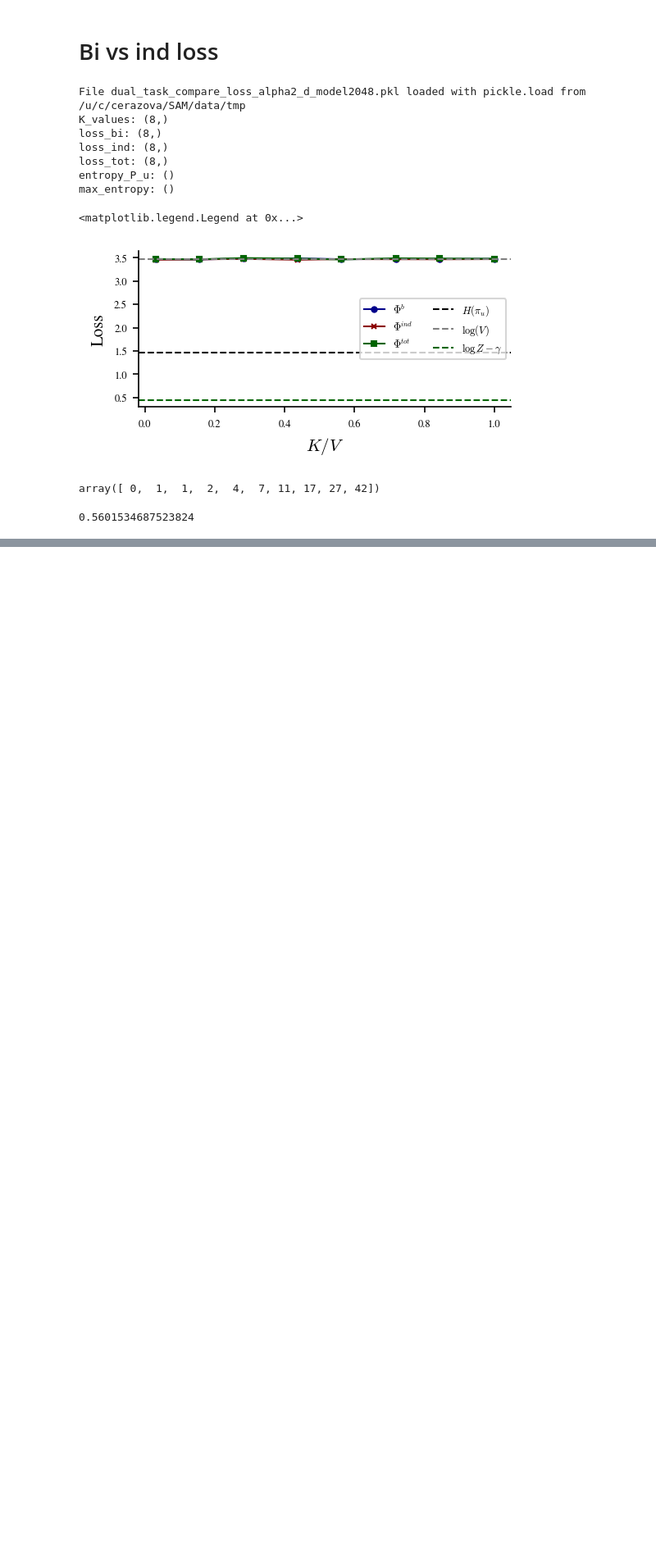
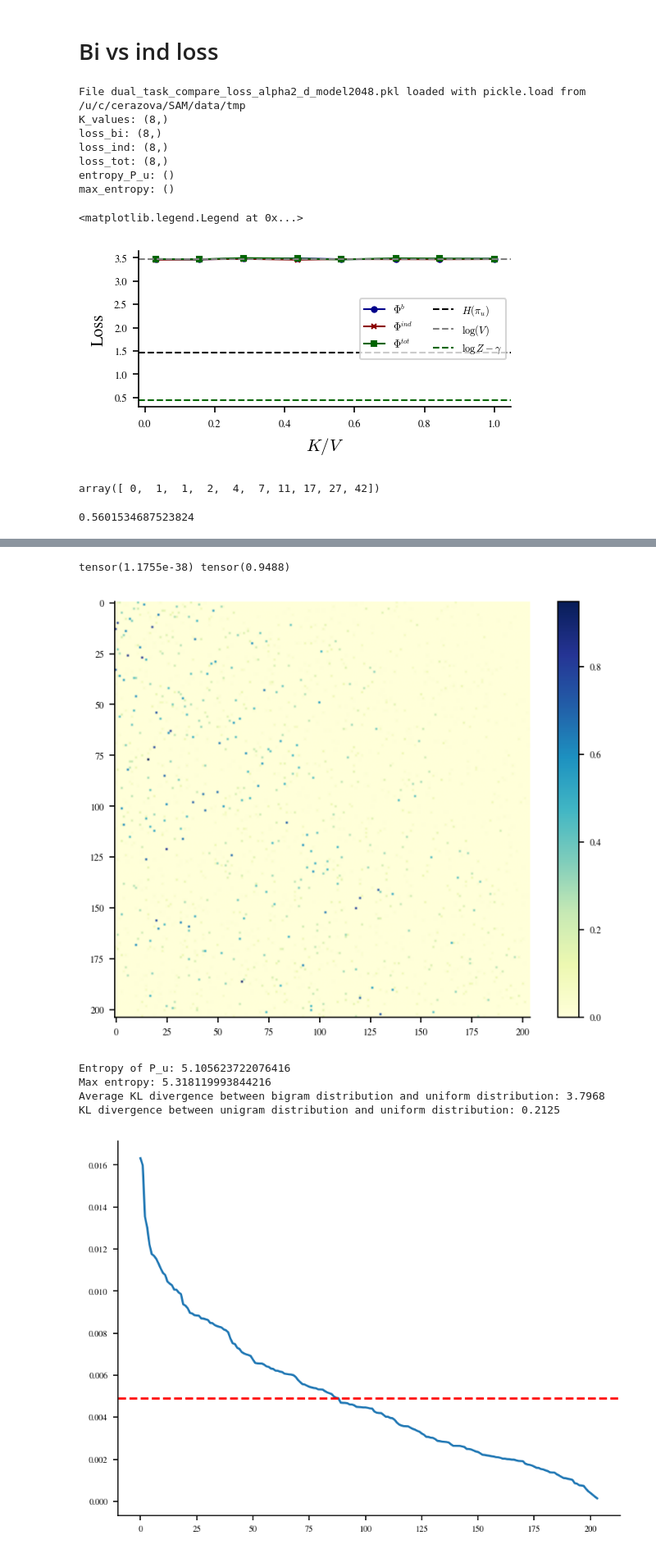
Before and after one commit to CristopherErazo/SAM, a Jupyter notebook: notebooks/26_03_11_Dual_Task.ipynb, the cells around one changed output, grey strips where cells are left out. Shown at 82% size. Cells and saved outputs as stored; diff of their text form; code cells hidden in the pictures; blank space fills up the shorter version.

```diff
--- a/notebooks/26_03_11_Dual_Task.ipynb
+++ b/notebooks/26_03_11_Dual_Task.ipynb
@@ -199,0 +204,54 @@ print(-gamma + math.log(Z))
+# %%
+vocab_size = 204
+beta = 0.01
+config = {
+    'vocab_size': vocab_size,
+    'beta': beta,
+}
+
+# Sample a bigram distribution P_b[i,j]  = P(token j | token i) from a dirichlet prior with concentration parameter beta
+
+
+concentration = torch.ones((vocab_size, vocab_size)) * config['beta']
+P_b = torch.distributions.dirichlet.Dirichlet(concentration).sample()
+print(P_b.min(), P_b.max())
+# Compute stationary distribution as the eigenvector of P_b^T with eigenvalue 1
+eigenvalues, eigenvectors = torch.linalg.eig(P_b.T)
+P_u = eigenvectors[:, torch.isclose(eigenvalues.real, torch.tensor(1.0))].real.squeeze()
+P_u /= P_u.sum()  # Normalize
+
+# Sort by descending order of P_u
+sorted_indices = torch.argsort(P_u, descending=True)
+P_u = P_u[sorted_indices]
+P_b = P_b[sorted_indices][:, sorted_indices]
+
+
+
+plt.imshow(P_b, cmap='YlGnBu')
+plt.colorbar()
+plt.show()
+plt.plot(P_u)
+plt.axhline(1/vocab_size, color='red', ls='--', label=r'Uniform $\frac{1}{V}$')
+
+# Entropy of the stationary distribution
+entropy_P_u = -torch.sum(P_u * torch.log(P_u + 1e-10))  # Add small constant for numerical stability
+print(f"Entropy of P_u: {entropy_P_u.item()}")
+print(f'Max entropy: {math.log(vocab_size)}')
+# plt.yscale('log')
+# plt.xscale('log')
+
+# Average dkl between bigram distribution and uniform 1/V
+avg_dkl_uniform = (P_b * (torch.log(P_b + 1e-10) - math.log(1.0/config['vocab_size']))).sum(dim=-1).mean().item()
+print(f"Average KL divergence between bigram distribution and uniform distribution: {avg_dkl_uniform:.4f}")
+
+# dkl between unigram and uniform 1/V
+dkl_unigram_uniform = (P_u * (torch.log(P_u + 1e-10) - math.log(1.0/config['vocab_size']))).sum().item()
+print(f"KL divergence between unigram distribution and uniform distribution: {dkl_unigram_uniform:.4f}")
+# %% [output]
+tensor(1.1755e-38) tensor(0.9488)
+[figure, added]
+Entropy of P_u: 5.105623722076416
+Max entropy: 5.318119993844216
+Average KL divergence between bigram distribution and uniform distribution: 3.7968
+KL divergence between unigram distribution and uniform distribution: 0.2125
+[figure, added]
```
Also changed, not shown: parts of 16 cells of this notebook, 9 other files.
